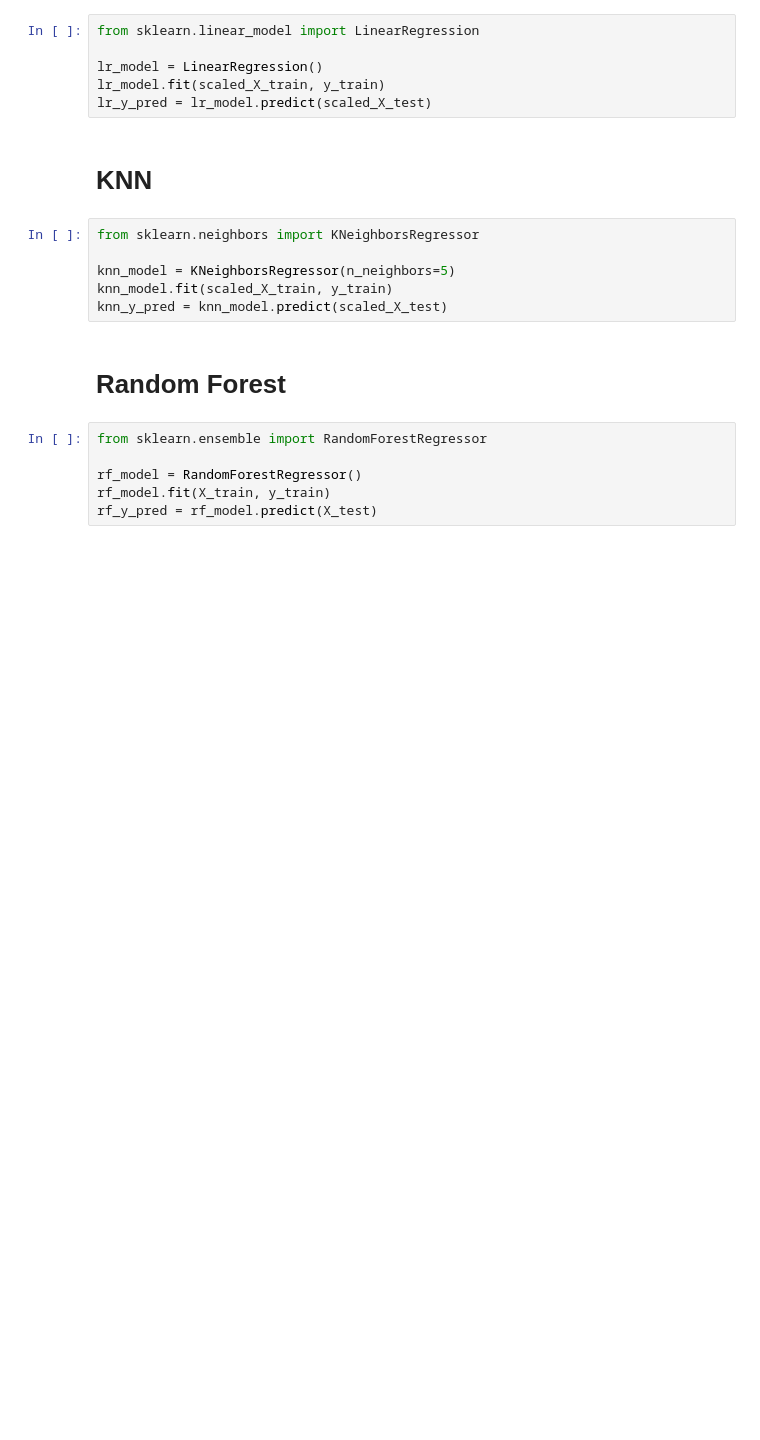
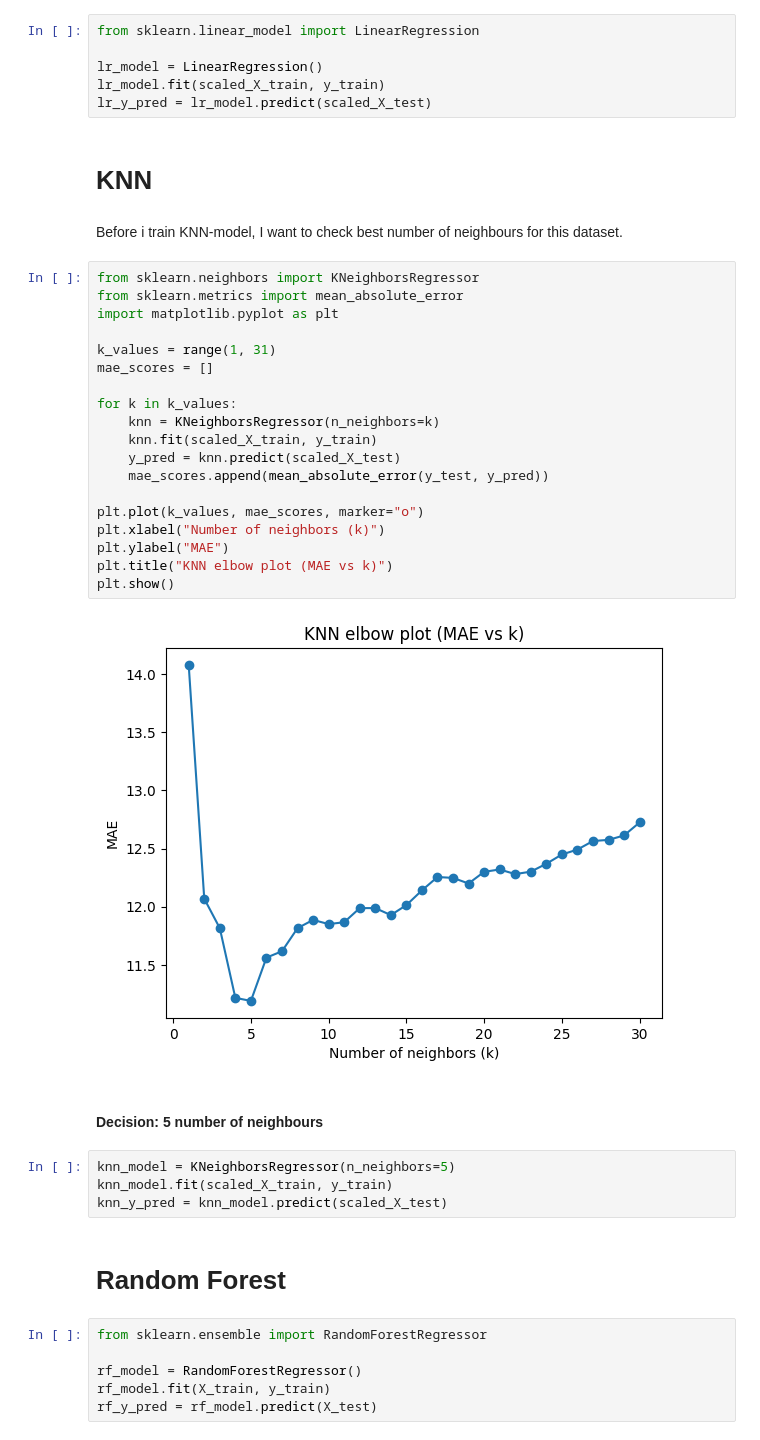
Before and after one commit to pytt156/taxi-prediction-fullstack-daniela, a Jupyter notebook: notebooks/03_manual_model_test.ipynb, the cells around one changed output. Saved outputs shown, nothing was run; the diff lists cells and outputs as text; blank space fills up the shorter version.

Commit message:
Model eval

```diff
--- a/notebooks/03_manual_model_test.ipynb
+++ b/notebooks/03_manual_model_test.ipynb
@@ -93,9 +93,32 @@ lr_model.fit(scaled_X_train, y_train)
 lr_y_pred = lr_model.predict(scaled_X_test)
 # %% [markdown]
 # KNN
+# %% [markdown]
+Before i train KNN-model, I want to check best number of neighbours for this dataset.
+# %%
+from sklearn.neighbors import KNeighborsRegressor
+from sklearn.metrics import mean_absolute_error
+import matplotlib.pyplot as plt
+
+k_values = range(1, 31)
+mae_scores = []
+
+for k in k_values:
+    knn = KNeighborsRegressor(n_neighbors=k)
+    knn.fit(scaled_X_train, y_train)
+    y_pred = knn.predict(scaled_X_test)
+    mae_scores.append(mean_absolute_error(y_test, y_pred))
+
+plt.plot(k_values, mae_scores, marker="o")
+plt.xlabel("Number of neighbors (k)")
+plt.ylabel("MAE")
+plt.title("KNN elbow plot (MAE vs k)")
+plt.show()
+# %% [output]
+[figure, added]
+# %% [markdown]
+#### Decision: 5 number of neighbours
 # %%
-from sklearn.neighbors import KNeighborsRegressor
-
 knn_model = KNeighborsRegressor(n_neighbors=5)
 knn_model.fit(scaled_X_train, y_train)
 knn_y_pred = knn_model.predict(scaled_X_test)
```
Also changed, not shown: parts of 2 cells of this notebook.
